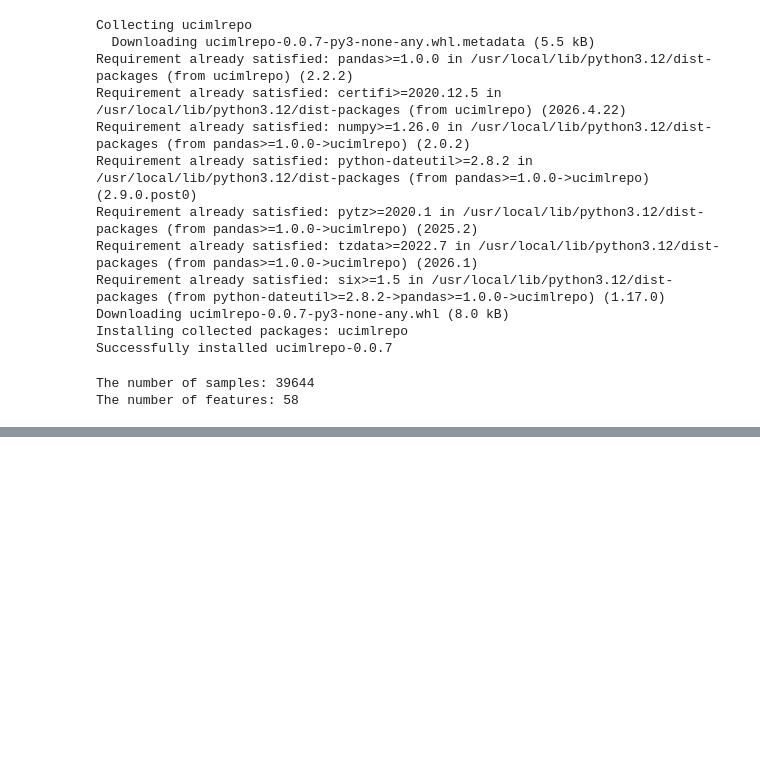
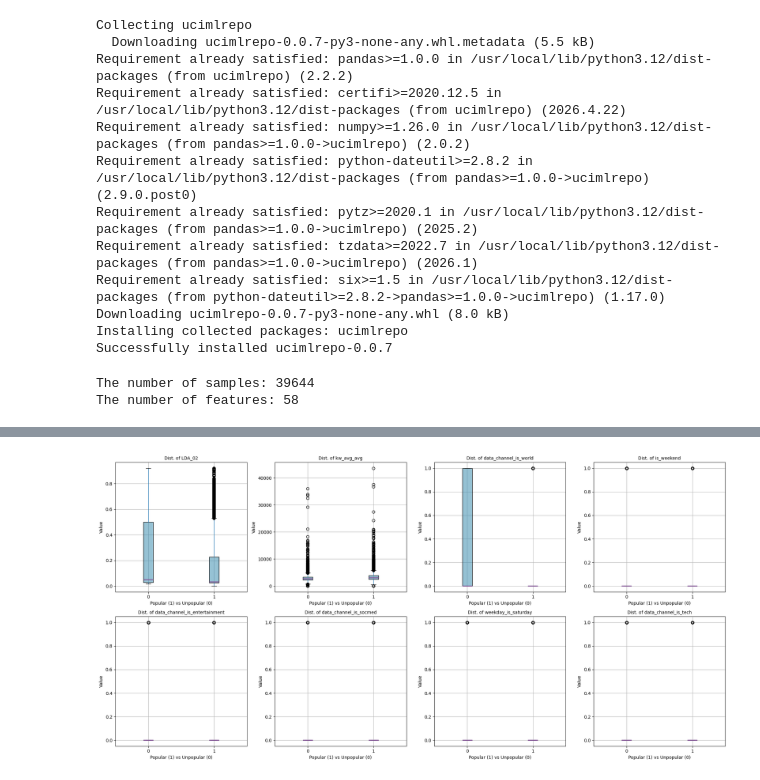
Before and after one commit to safoura-banihashemi/predicting-online-news-popularity, a Jupyter notebook: Predicting.ipynb, the cells around one changed output, grey strips where cells are left out. Saved outputs shown, nothing was run; the diff lists cells and outputs as text; code cells hidden in the pictures; blank space fills up the shorter version.

```diff
--- a/Predicting.ipynb
+++ b/Predicting.ipynb
@@ -428,0 +296,34 @@ Result: Stationary (Reject Null Hypothesis - No Unit Root)
+# %%
+# ۱. انتخاب ۸ ویژگی برتر بر اساس همبستگی
+top8 = (
+    df.drop(columns=["label"])
+    .corrwith(df["label"])
+    .abs()
+    .nlargest(8)
+    .index.tolist()
+)
+
+# ۲. آماده‌سازی صفحه رسم
+fig, axes = plt.subplots(2, 4, figsize=(20, 10))
+
+# ۳. رسم نمودارهای جعبه‌ای (Boxplot)
+for ax, feat in zip(axes.ravel(), top8):
+    # رسم باکس‌پلات تفکیک شده بر اساس برچسب
+    df.boxplot(column=feat, by="label", ax=ax, patch_artist=True,
+                  boxprops=dict(facecolor="#2E86AB80"), # رنگ آبی شفاف برای جعبه
+                  medianprops=dict(color="#835496", linewidth=2)) # استفاده از بنفش پالت شما برای میانه
+
+    ax.set_title(f"Dist. of {feat}", fontsize=10)
+    ax.set_xlabel("Popular (1) vs Unpopular (0)")
+    ax.set_ylabel("Value")
+
+# ۴. تنظیمات نهایی ظاهر
+plt.suptitle("Feature Distribution by Class (Top-8 Correlated Features)",
+             fontsize=16, fontweight="bold", y=1.02)
+fig.get_figure().suptitle("") # حذف تیتر خودکار پانداز برای جلوگیری از تداخل
+plt.tight_layout()
+
+# ۵. نمایش خروجی (حیاتی)
+plt.show()
+# %% [output]
+[figure, added]
```
Also changed, not shown: parts of 51 cells of this notebook.
